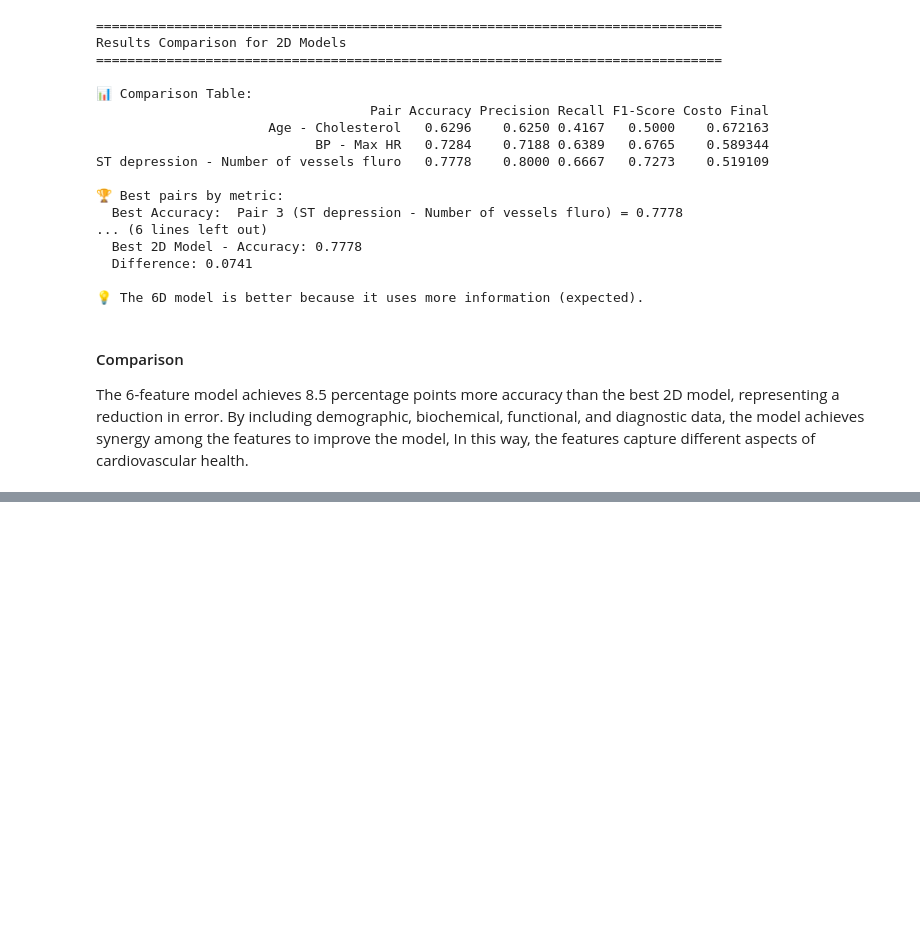
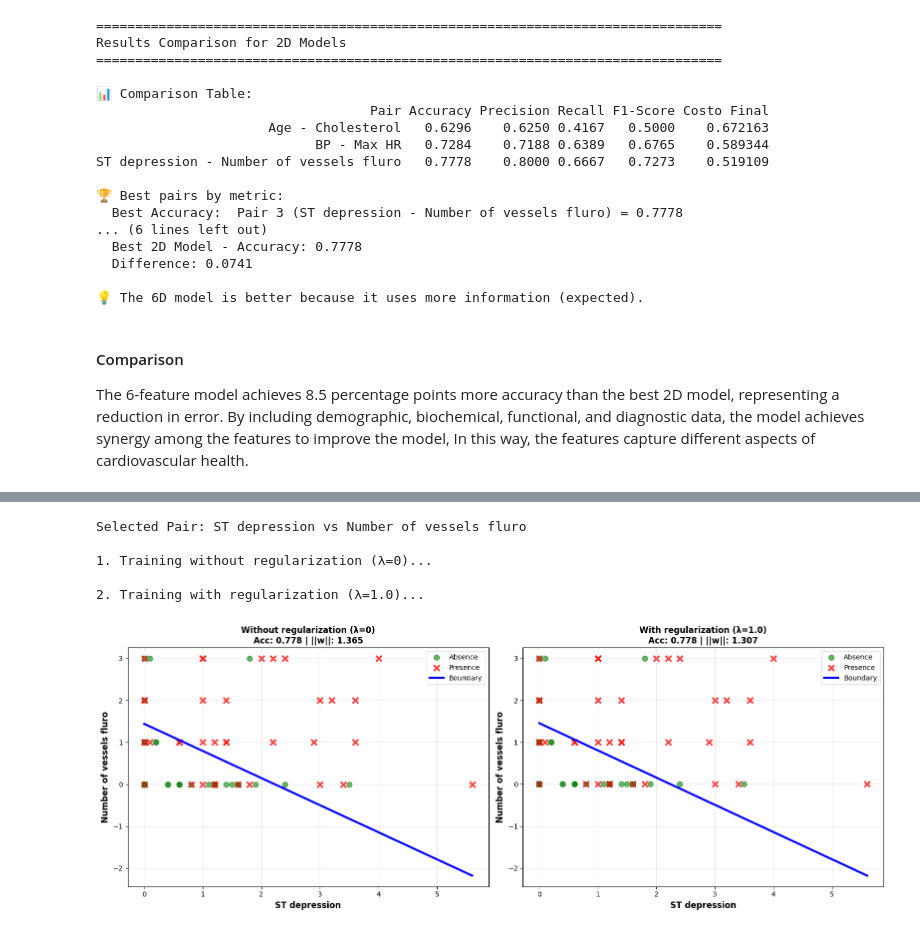
Before and after one commit to DASarria/logisticRegression-ai-infraestructure, a Jupyter notebook: Heart Disease Risk Prediction.ipynb, the cells around one changed output, grey strips where cells are left out. Drawn from its saved outputs; the diff is of its cells as text; code cells hidden in the pictures; blank space fills up the shorter version.

```diff
--- a/Heart Disease Risk Prediction.ipynb
+++ b/Heart Disease Risk Prediction.ipynb
@@ -1324,0 +1560,79 @@ The 6-feature model achieves 8.5 percentage points more accuracy than the best 2
+# %%
+# Best pair
+feature1, feature2 = 'ST depression', 'Number of vessels fluro'
+idx1 = feature_indices[feature1]
+idx2 = feature_indices[feature2]
+feature_indices_pair = (idx1, idx2)
+
+X_train_2d = X_train_normalized[:, [idx1, idx2]]
+X_test_2d = X_test_normalized[:, [idx1, idx2]]
+
+print(f"\nSelected Pair: {feature1} vs {feature2}")
+
+print(f"\n1. Training without regularization (λ=0)...")
+w_unreg, b_unreg, _ = train_model_2d(X_train_2d, y_train, alpha=0.1, num_iters=5000)
+y_test_pred_unreg, _ = predict(w_unreg, b_unreg, X_test_2d)
+metrics_unreg = compute_metrics(y_test, y_test_pred_unreg)
+
+
+print(f"\n2. Training with regularization (λ={best_lambda})...")
+w_init = np.zeros(2)
+b_init = 0.0
+w_reg, b_reg, _ = gradient_descent_regularized(
+    X_train_2d, y_train, w_init, b_init,
+    alpha=0.1, lambda_=best_lambda, num_iters=5000
+)
+y_test_pred_reg, _ = predict(w_reg, b_reg, X_test_2d)
+metrics_reg = compute_metrics(y_test, y_test_pred_reg)
+
+
+fig, axes = plt.subplots(1, 2, figsize=(16, 6))
+
+
+ax = axes[0]
+X_original, mean_pair, std_pair = denormalize_features(X_test_2d, feature_indices_pair, mean_train, std_train)
+w_orig_unreg, b_orig_unreg = transform_boundary_to_original(w_unreg, b_unreg, mean_pair, std_pair)
+
+mask_0 = (y_test == 0)
+mask_1 = (y_test == 1)
+ax.scatter(X_original[mask_0, 0], X_original[mask_0, 1], c='green', marker='o', s=60, alpha=0.6, label='Absence')
+ax.scatter(X_original[mask_1, 0], X_original[mask_1, 1], c='red', marker='x', s=70, alpha=0.8, linewidth=2.5, label='Presence')
+
+x0_vals = np.linspace(X_original[:, 0].min(), X_original[:, 0].max(), 300)
+if abs(w_orig_unreg[1]) > 1e-6:
+    x1_vals = -(w_orig_unreg[0] * x0_vals + b_orig_unreg) / w_orig_unreg[1]
+    ax.plot(x0_vals, x1_vals, 'b-', linewidth=3, label='Boundary')
+ax.set_xlabel(feature1, fontsize=12, fontweight='bold')
+ax.set_ylabel(feature2, fontsize=12, fontweight='bold')
+ax.set_title(f'Without regularization (λ=0)\nAcc: {metrics_unreg["Accuracy"]:.3f} | ||w||: {np.linalg.norm(w_unreg):.3f}', fontsize=12, fontweight='bold')
+ax.legend()
+ax.grid(True, alpha=0.3)
+
+ax = axes[1]
+w_orig_reg, b_orig_reg = transform_boundary_to_original(w_reg, b_reg, mean_pair, std_pair)
+
+ax.scatter(X_original[mask_0, 0], X_original[mask_0, 1], c='green', marker='o', s=60, alpha=0.6, label='Absence')
+ax.scatter(X_original[mask_1, 0], X_original[mask_1, 1], c='red', marker='x', s=70, alpha=0.8, linewidth=2.5, label='Presence')
+
+if abs(w_orig_reg[1]) > 1e-6:
+    x1_vals = -(w_orig_reg[0] * x0_vals + b_orig_reg) / w_orig_reg[1]
+    ax.plot(x0_vals, x1_vals, 'b-', linewidth=3, label='Boundary')
+ax.set_xlabel(feature1, fontsize=12, fontweight='bold')
+ax.set_ylabel(feature2, fontsize=12, fontweight='bold')
+ax.set_title(f'With regularization (λ={best_lambda})\nAcc: {metrics_reg["Accuracy"]:.3f} | ||w||: {np.linalg.norm(w_reg):.3f}', fontsize=12, fontweight='bold')
+ax.legend()
+ax.grid(True, alpha=0.3)
+
+plt.tight_layout()
+plt.show()
+
+print(f"\n📊 Comparison:")
+print(f"  Without regularization: Acc={metrics_unreg['Accuracy']:.4f}, ||w||={np.linalg.norm(w_unreg):.4f}")
+print(f"  With regularization: Acc={metrics_reg['Accuracy']:.4f}, ||w||={np.linalg.norm(w_reg):.4f}")
+# %% [output]
+Selected Pair: ST depression vs Number of vessels fluro
+
+1. Training without regularization (λ=0)...
+
+2. Training with regularization (λ=1.0)...
+[figure, added]
```
Also changed, not shown: parts of 9 cells of this notebook.
